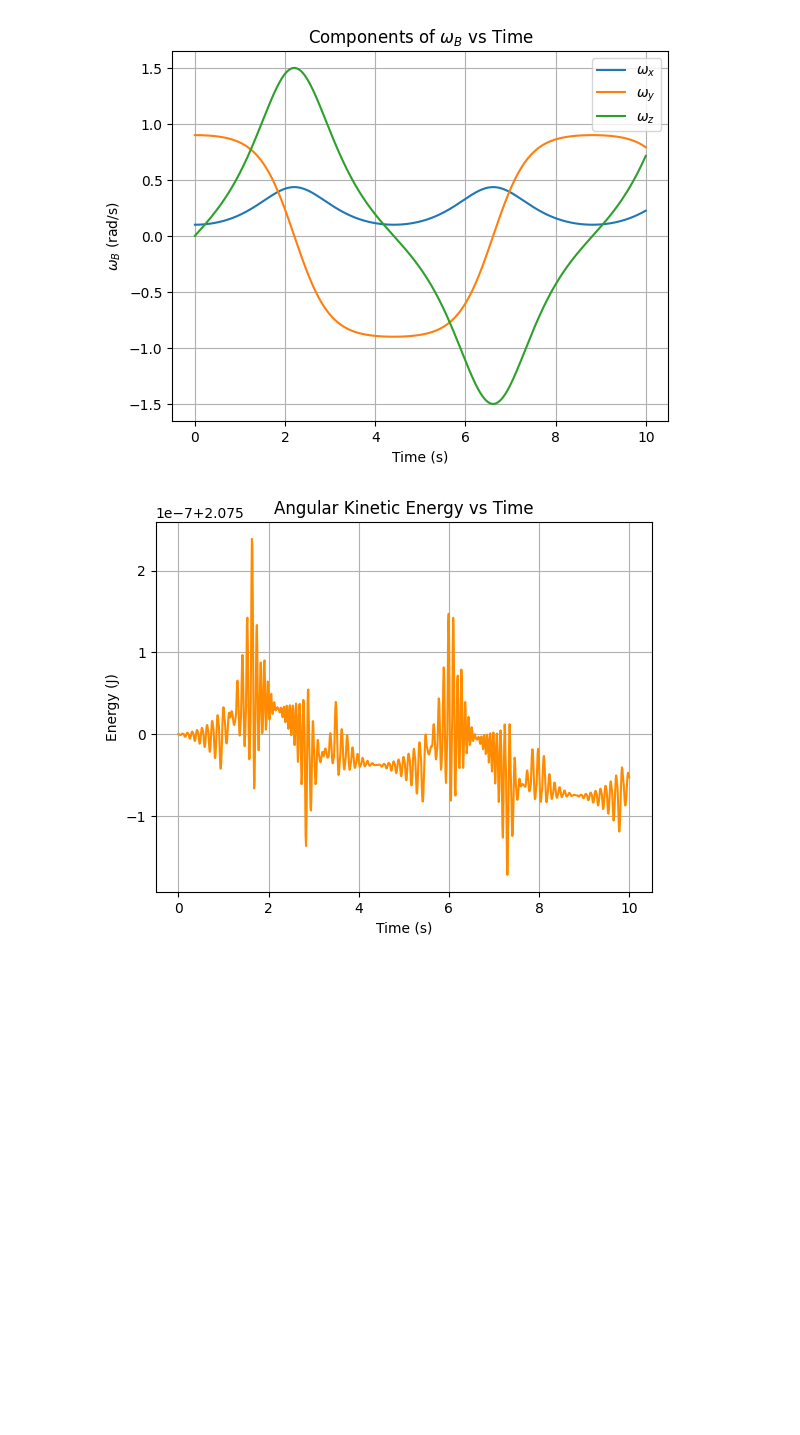
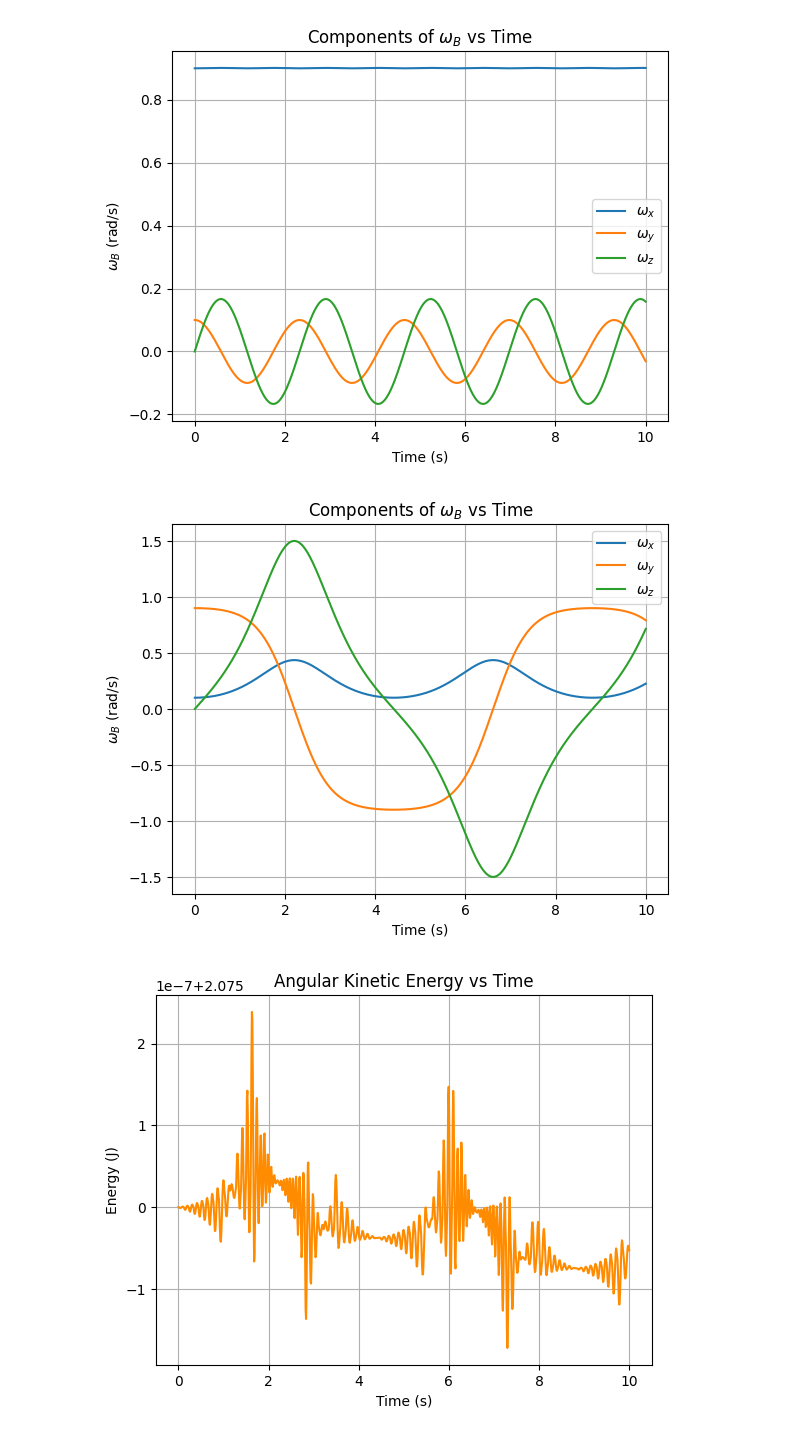
Before and after one commit to ryan-omori/MAE-269, a Jupyter notebook: HW2.ipynb, the cells around one changed output. Drawn from its saved outputs; the diff is of its cells as text; code cells hidden in the pictures; blank space fills up the shorter version.

```diff
--- a/HW2.ipynb
+++ b/HW2.ipynb
@@ -16,33 +16,53 @@ def omega_dot(t, omega, I_B):
     skew_omega= cross_matrix(omega)
     return -np.linalg.inv(I_B) @ (skew_omega @ I_B @ omega)
 # %%
-omega0 = np.array([0.1,0.9,0])
+omega1 = np.array([.9,.1,0])
+omega2 = np.array([0.1,0.9,0])
+
 I_B = np.array([[10, 0, 0],
                 [0,  5, 0],
                 [0,  0, 1]], dtype=float)
 
 
 time = np.linspace(0,10,1000)
-sol = solve_ivp(lambda t, y: omega_dot(t,y,I_B),   # pass function, not its output
-                [0,10], omega0,
+sol1 = solve_ivp(lambda t, y: omega_dot(t,y,I_B),   # pass function, not its output
+                [0,10], omega1,
                 t_eval=time,
                 atol=1e-8, rtol=1e-8)
-omegadot_sol = sol.y
+sol2 = solve_ivp(lambda t, y: omega_dot(t,y,I_B),   # pass function, not its output
+                [0,10], omega2,
+                t_eval=time,
+                atol=1e-8, rtol=1e-8)
+omegadot_sol1 = sol1.y
+omegadot_sol2 = sol2.y
 # %%
-# --- Plot 1: omega components vs time ---
+# --- Plot 1: omega1 components vs time ---
 plt.figure(1)
 plt.clf()
-plt.plot(sol.t, omega_sol[0,:], label=r'$\omega_x$')
-plt.plot(sol.t, omega_sol[1,:], label=r'$\omega_y$')
-plt.plot(sol.t, omega_sol[2,:], label=r'$\omega_z$')
+plt.plot(sol1.t, omegadot_sol1[0,:], label=r'$\omega_x$')
+plt.plot(sol1.t, omegadot_sol1[1,:], label=r'$\omega_y$')
+plt.plot(sol1.t, omegadot_sol1[2,:], label=r'$\omega_z$')
 plt.xlabel('Time (s)')
 plt.ylabel(r'$\omega_B$ (rad/s)')
 plt.title(r'Components of $\omega_B$ vs Time')
 plt.legend()
 plt.grid(True)
 plt.show()
+# --- Plot 2: omega2 components vs time ---
+plt.figure(2)
+plt.clf()
+plt.plot(sol2.t, omegadot_sol2[0,:], label=r'$\omega_x$')
+plt.plot(sol2.t, omegadot_sol2[1,:], label=r'$\omega_y$')
+plt.plot(sol2.t, omegadot_sol2[2,:], label=r'$\omega_z$')
+plt.xlabel('Time (s)')
+plt.ylabel(r'$\omega_B$ (rad/s)')
+plt.title(r'Components of $\omega_B$ vs Time')
+plt.legend()
+plt.grid(True)
+plt.show()
 # %% [output]
-[figure, old version]
+[figure, new version]
+[figure, added]
 # %%
 # --- Plot 2: Angular kinetic energy vs time ---
 # T = 0.5 * omega^T @ I_B @ omega
```
Also changed, not shown: parts of 17 cells of this notebook.
